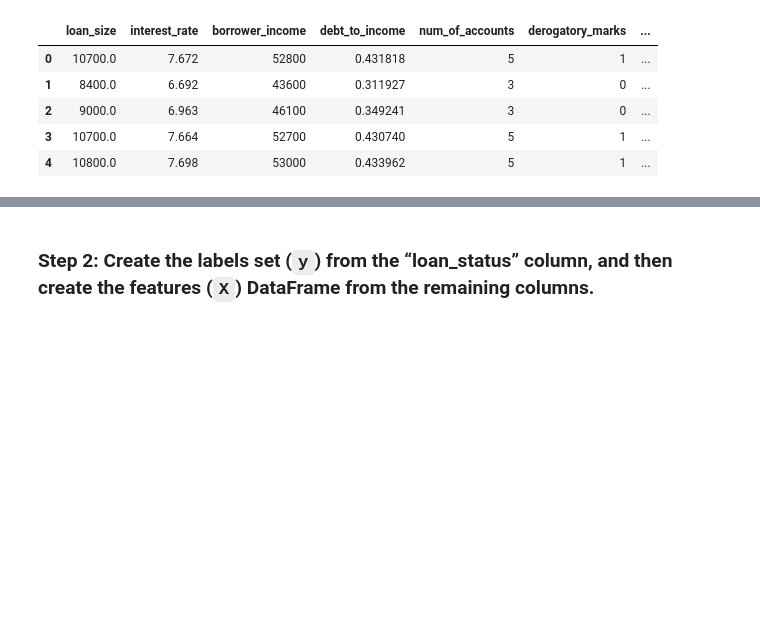
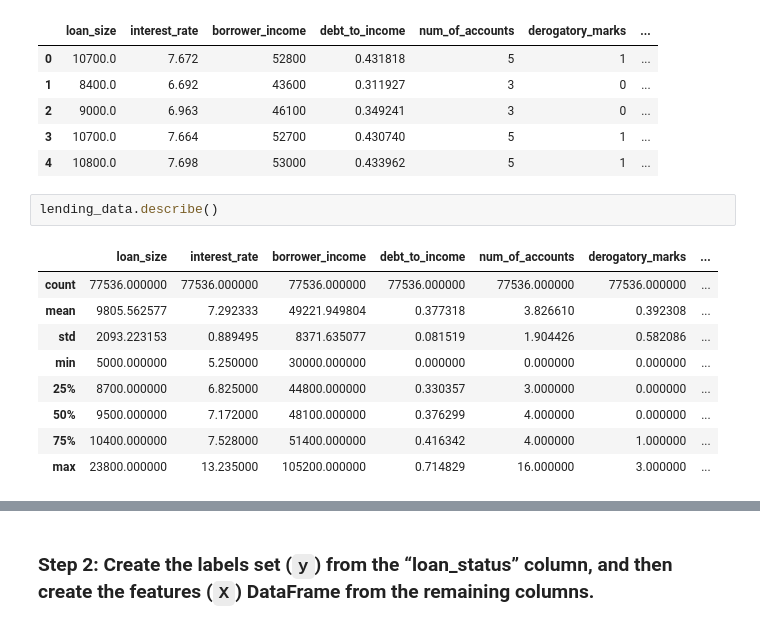
Before and after one commit to Kokolipa/credit-risk-classification, a Jupyter notebook: Starter_Code/credit_risk_classification.ipynb, the cells around one changed output, grey strips where cells are left out. Cells and saved outputs as stored; diff of their text form; blank space fills up the shorter version.

```diff
--- a/Starter_Code/credit_risk_classification.ipynb
+++ b/Starter_Code/credit_risk_classification.ipynb
@@ -26,3 +26,15 @@ lending_data.head()
 | 2 | 9000.0 | 6.963 | 46100 | 0.349241 | 3 | 0 | ... |
 | 3 | 10700.0 | 7.664 | 52700 | 0.430740 | 5 | 1 | ... |
 | 4 | 10800.0 | 7.698 | 53000 | 0.433962 | 5 | 1 | ... |
+# %%
+lending_data.describe()
+# %% [output]
+|  | loan_size | interest_rate | borrower_income | debt_to_income | num_of_accounts | derogatory_marks | ... |
+| count | 77536.000000 | 77536.000000 | 77536.000000 | 77536.000000 | 77536.000000 | 77536.000000 | ... |
+| mean | 9805.562577 | 7.292333 | 49221.949804 | 0.377318 | 3.826610 | 0.392308 | ... |
+| std | 2093.223153 | 0.889495 | 8371.635077 | 0.081519 | 1.904426 | 0.582086 | ... |
+| min | 5000.000000 | 5.250000 | 30000.000000 | 0.000000 | 0.000000 | 0.000000 | ... |
+| 25% | 8700.000000 | 6.825000 | 44800.000000 | 0.330357 | 3.000000 | 0.000000 | ... |
+| 50% | 9500.000000 | 7.172000 | 48100.000000 | 0.376299 | 4.000000 | 0.000000 | ... |
+| 75% | 10400.000000 | 7.528000 | 51400.000000 | 0.416342 | 4.000000 | 1.000000 | ... |
+| max | 23800.000000 | 13.235000 | 105200.000000 | 0.714829 | 16.000000 | 3.000000 | ... |
```
Also changed, not shown: parts of 2 cells of this notebook, 3 other files.
